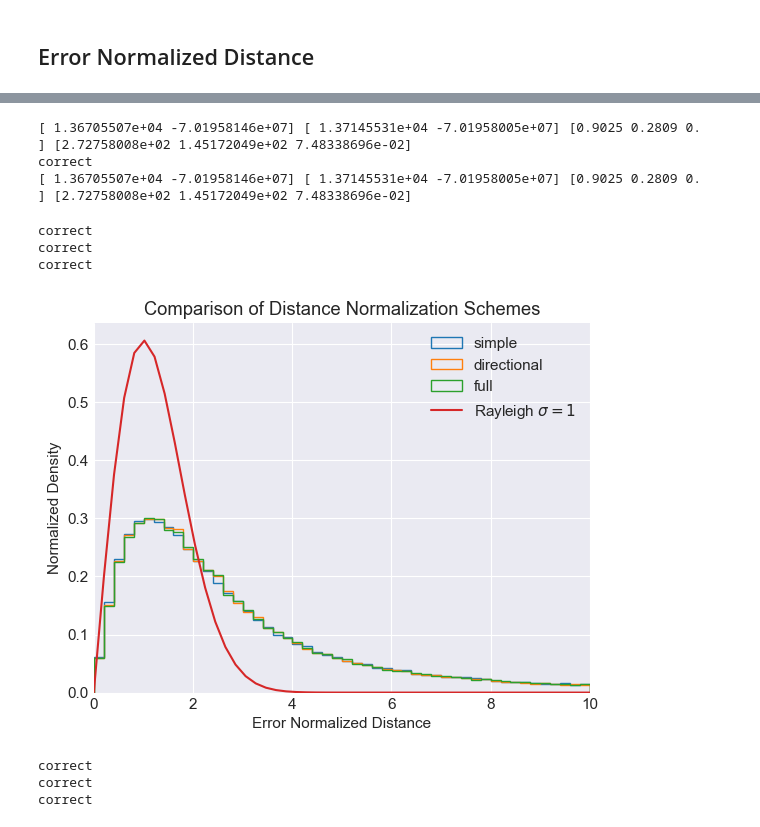
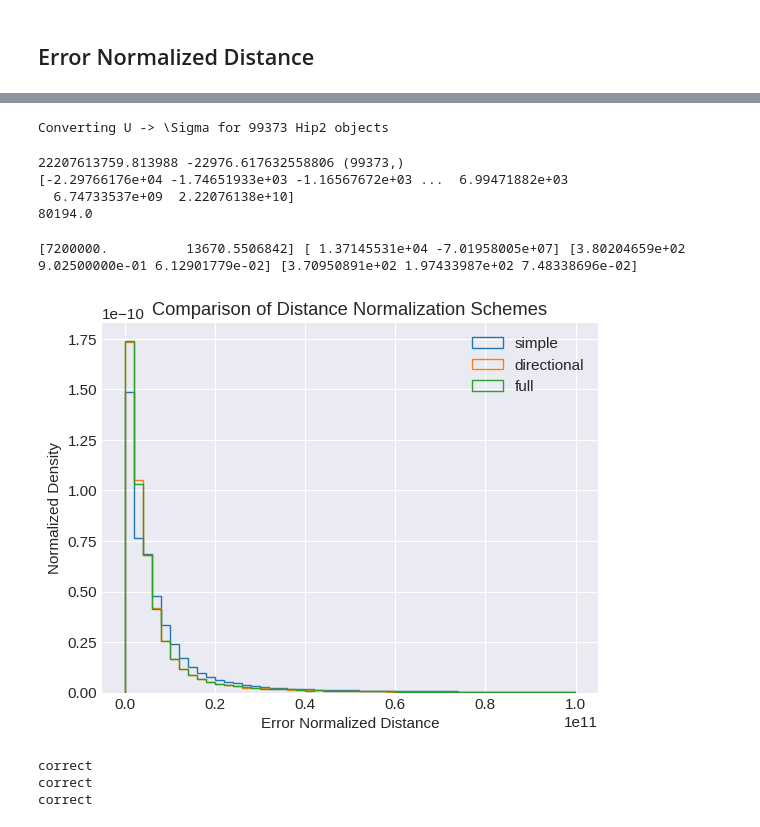
Before and after one commit to RenVit318/masterproject, a Jupyter notebook: src/notebooks/error_normalized_distance_study_marrese.ipynb, the cells around one changed output, grey strips where cells are left out. Cells and saved outputs as stored; diff of their text form; code cells hidden in the pictures.

Commit message:
Hipparcos Covariance Extraction

```diff
--- a/src/notebooks/error_normalized_distance_study_marrese.ipynb
+++ b/src/notebooks/error_normalized_distance_study_marrese.ipynb
@@ -100,0 +140,6 @@ bin_flag = np.array(kervella_tab[1].data['binh2eg3b'])
+# %%
+# Get the correlation factors from Hipparcos-2 ! ONLY FOR HIP2
+udata_hip2 = ['ntr', 'f2', 'e_ra_rad', 'e_de_rad', 'e_plx', 'e_pm_ra', 'e_pm_de']
+for i in range(1, 16):
+    udata_hip2.append(f'u{i}')
+_, hipp_udata = query_extra_data(crossmatch_idxs, udata_hip2, cat='hipp')
@@ -100,0 +156,19 @@ bin_flag = np.array(kervella_tab[1].data['binh2eg3b'])
+# %%
+hip2_columns = []
+for i, col in enumerate(hipp_udata.T):
+    hip2_columns.append(fits.Column(name=udata_hip2[i], array=col, format='F'))
+cols = fits.ColDefs(hip2_columns)
+hdu = fits.BinTableHDU.from_columns(cols)
+covar_hip2 = extract_cov(hdu.data)
+hipp_corr_radec = covar_hip2[:,0,1]
+# %% [output]
+Converting U -> \Sigma for 99373 Hip2 objects
+# %%
+print(np.max(hipp_corr_radec), np.min(hipp_corr_radec), hipp_corr_radec.shape)
+print(np.sort(hipp_corr_radec))
+print(pos_hipp_table_full[np.argmax(hipp_corr_radec)][0])
+# %% [output]
+22207613759.813988 -22976.617632558806 (99373,)
+[-2.29766176e+04 -1.74651933e+03 -1.16567672e+03 ...  6.99471882e+03
+  6.74733537e+09  2.22076138e+10]
+80194.0
@@ -103,37 +179,32 @@ brandt_factor = 1.
 # Compute the complete error normalized distances array
 pos_hipp = np.array([pos_hipp_table_full[:,0], pos_hipp_table_full[:,1]]).T*3.6e6
 pos_gaia = np.array([pos_gaia_table_full['ra_prop'], pos_gaia_table_full['dec_prop']]).T*3.6e6
-unc_hipp = np.array([pos_hipp_table_full[:,2]**2, pos_hipp_table_full[:,3]**2, np.zeros_like(pos_hipp_table_full[:,3])]).T
+unc_hipp = np.array([pos_hipp_table_full[:,2]**2, pos_hipp_table_full[:,3]**2, hipp_corr_radec]).T
 unc_gaia = np.array([brandt_factor * pos_gaia_table_full['e_ra_prop']**2, brandt_factor * pos_gaia_table_full['e_de_prop']**2, pos_gaia_table_full['ra_dec_prop']]).T
 
 print(pos_hipp[0], pos_gaia[0], unc_hipp[0], unc_gaia[0])
 error_norm_distances = compute_error_normalized_distance(pos_hipp, pos_gaia, unc_hipp, unc_gaia, method='full')
-print(pos_hipp[0], pos_gaia[0], unc_hipp[0], unc_gaia[0])
+#print(pos_hipp[0], pos_gaia[0], unc_hipp[0], unc_gaia[0])
 # %% [output]
-[ 1.36705507e+04 -7.01958146e+07] [ 1.37145531e+04 -7.01958005e+07] [0.9025 0.2809 0.    ] [2.72758008e+02 1.45172049e+02 7.48338696e-02]
-correct
-[ 1.36705507e+04 -7.01958146e+07] [ 1.37145531e+04 -7.01958005e+07] [0.9025 0.2809 0.    ] [2.72758008e+02 1.45172049e+02 7.48338696e-02]
+[7200000.          13670.5506842] [ 1.37145531e+04 -7.01958005e+07] [3.80204659e+02 9.02500000e-01 6.12901779e-02] [3.70950891e+02 1.97433987e+02 7.48338696e-02]
 # %%
 #set_styles()
 # Investigate the effect of different normalization methods
 for method in ['simple', 'directional', 'full']:#, 'none']:
     error_norm_distances = compute_error_normalized_distance(pos_hipp, pos_gaia, unc_hipp, unc_gaia, method=method)
-    plt.hist(error_norm_distances[error_norm_distances < 10], bins=50, density=True, label=method, histtype='step')
+    plt.hist(error_norm_distances[error_norm_distances < 1e11], bins=50, density=True, label=method, histtype='step')
 
 x = np.linspace(0, 10, 50)
-plt.plot(x, rayleigh(x, 1), label=r'Rayleigh $\sigma = 1$')
+#plt.plot(x, rayleigh(x, 1), label=r'Rayleigh $\sigma = 1$')
 plt.legend()
-plt.xlim(0, 10)
+#plt.xlim(0, 1e10)
 plt.xlabel('Error Normalized Distance')
 plt.ylabel('Normalized Density')
 plt.title('Comparison of Distance Normalization Schemes')
-plt.savefig(fpath+'D_distribution_Marrese+EIB.png', bbox_inches='tight')
+#plt.savefig(fpath+'D_distribution_Marrese+EIB.png', bbox_inches='tight')
 plt.show()
 # %% [output]
-correct
-correct
-correct
-[figure, old version]
+[figure, new version]
 # %%
 # Investigate the effect of different normalization methods in log space
 for method in ['simple', 'directional', 'full']:#, 'none']:
```
Also changed, not shown: parts of 6 cells of this notebook, 4 other files.
